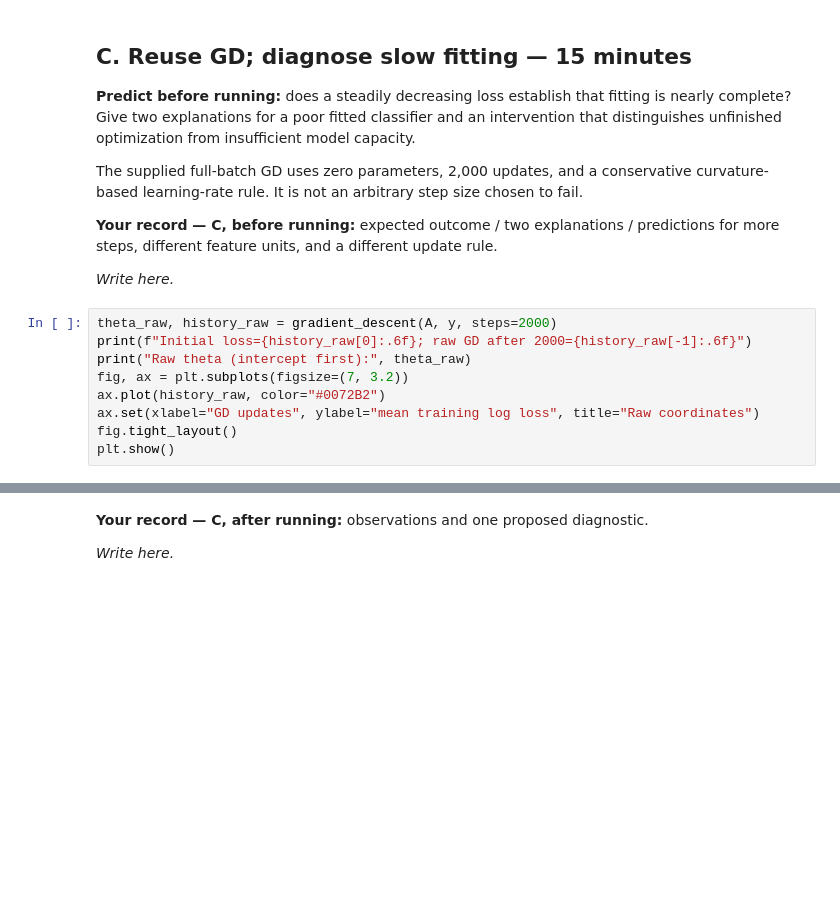
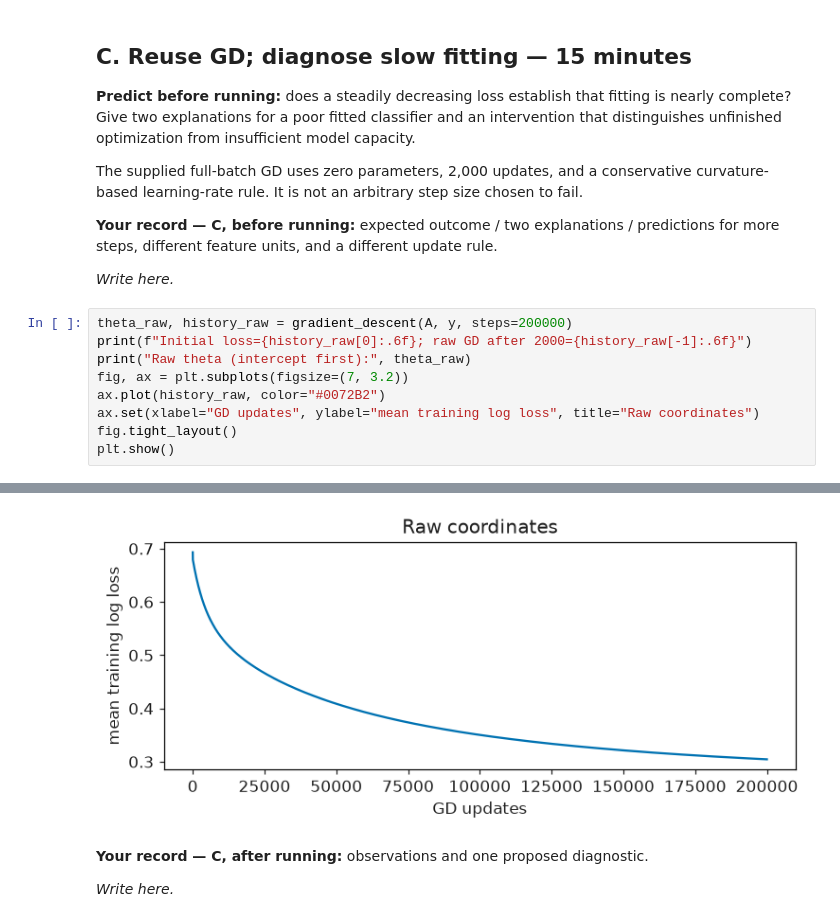
Before and after one commit to HealthML/deep-learning-exercises, a Jupyter notebook: exercises/week02/logistic_regression.ipynb, the cells around one changed output, grey strips where cells are left out. Saved outputs shown, nothing was run; the diff lists cells and outputs as text; blank space fills up the shorter version.

```diff
--- a/exercises/week02/logistic_regression.ipynb
+++ b/exercises/week02/logistic_regression.ipynb
@@ -173,7 +191,7 @@ for more steps, different feature units, and a different update rule.
 
 _Write here._
 # %%
-theta_raw, history_raw = gradient_descent(A, y, steps=2000)
+theta_raw, history_raw = gradient_descent(A, y, steps=200000)
 print(f"Initial loss={history_raw[0]:.6f}; raw GD after 2000={history_raw[-1]:.6f}")
 print("Raw theta (intercept first):", theta_raw)
 fig, ax = plt.subplots(figsize=(7, 3.2))
@@ -181,3 +199,4 @@ ax.plot(history_raw, color="#0072B2")
 ax.set(xlabel="GD updates", ylabel="mean training log loss", title="Raw coordinates")
 fig.tight_layout()
 plt.show()
+# %% [output]
@@ -184,3 +205,4 @@ plt.show()
+[figure, added]
 # %% [markdown]
 **Your record — C, after running:** observations and one proposed diagnostic.
 
```
Also changed, not shown: parts of 6 cells of this notebook.
